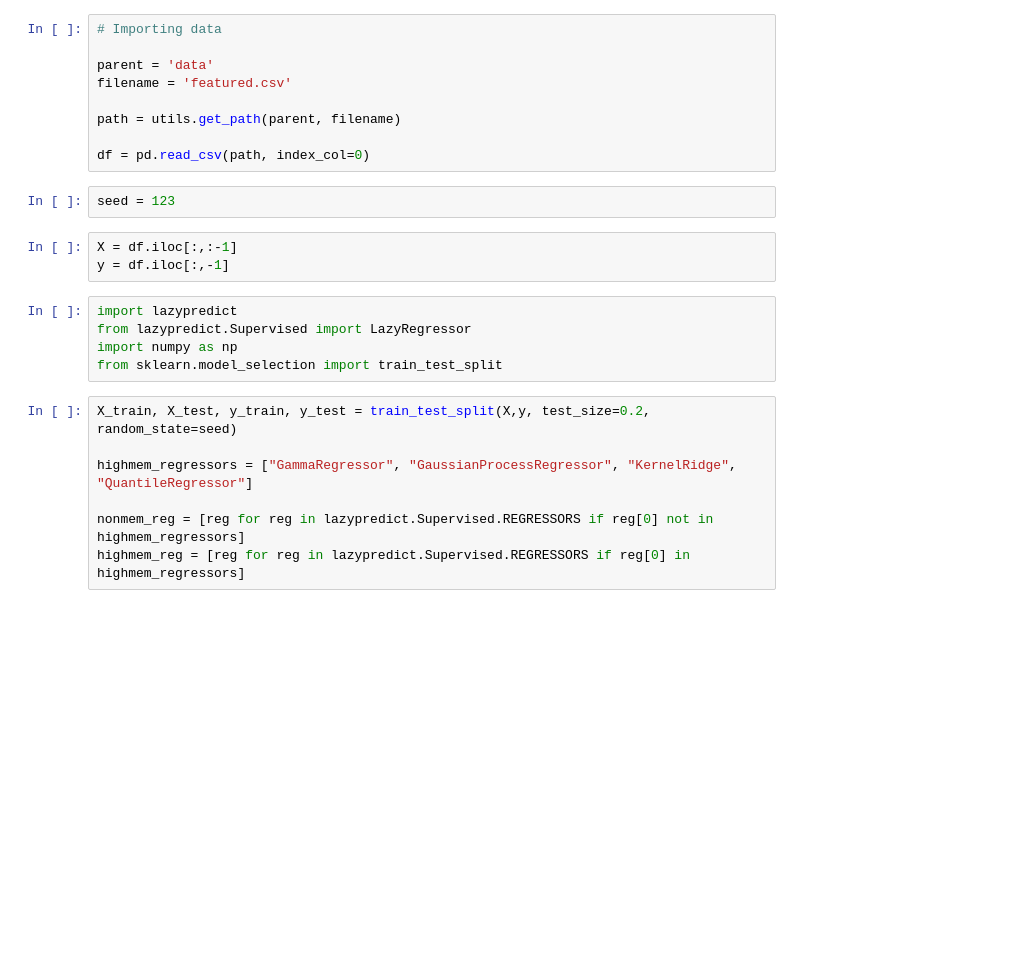
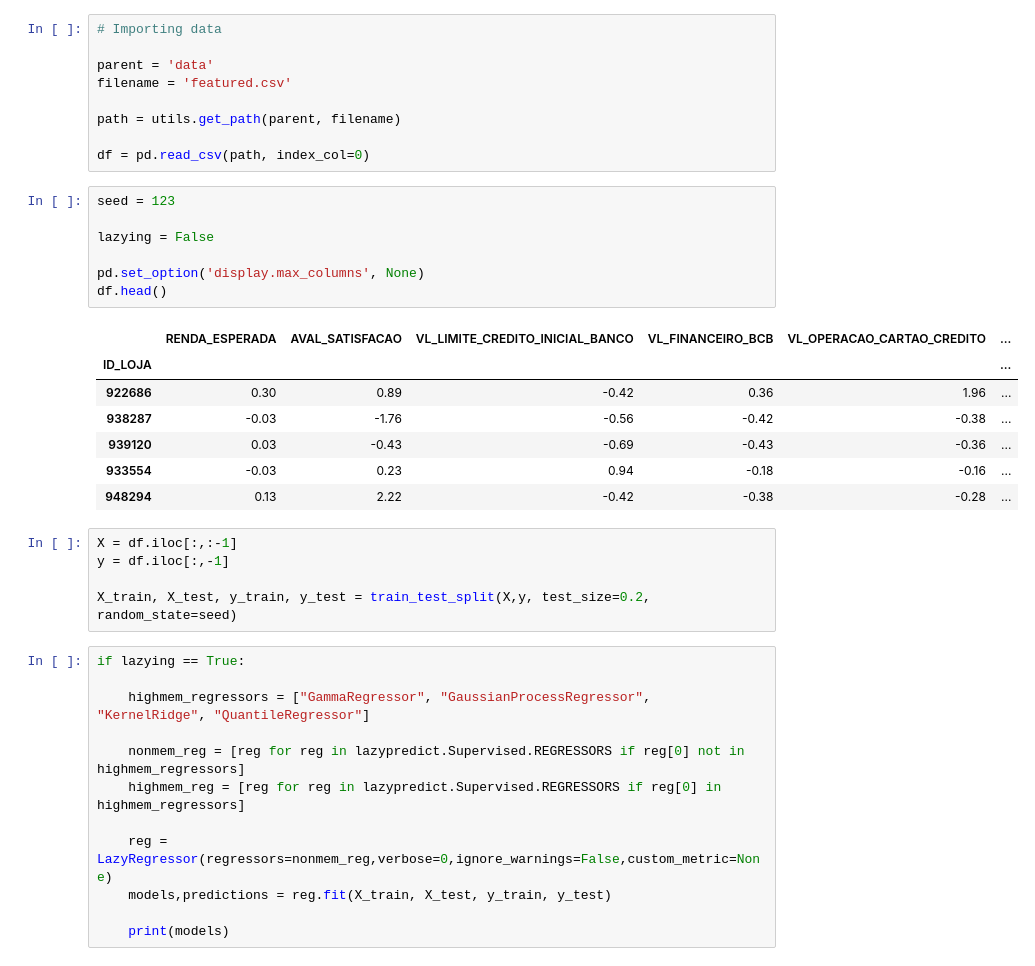
Before and after one commit to ptonso/datathon, a Jupyter notebook: src/03_model-tuning.ipynb, the cells around one changed output. Cells and saved outputs as stored; diff of their text form; blank space fills up the shorter version.

```diff
--- a/src/03_model-tuning.ipynb
+++ b/src/03_model-tuning.ipynb
@@ -20,20 +31,35 @@ filename = 'featured.csv'
 path = utils.get_path(parent, filename)
 
 df = pd.read_csv(path, index_col=0)
-# %%
-seed = 123
+# %%
+seed = 123
+
+lazying = False
+
+pd.set_option('display.max_columns', None)
+df.head()
+# %% [output]
+|  | RENDA_ESPERADA | AVAL_SATISFACAO | VL_LIMITE_CREDITO_INICIAL_BANCO | VL_FINANCEIRO_BCB | VL_OPERACAO_CARTAO_CREDITO | ... |
+| ID_LOJA |  |  |  |  |  | ... |
+| 922686 | 0.30 | 0.89 | -0.42 | 0.36 | 1.96 | ... |
+| 938287 | -0.03 | -1.76 | -0.56 | -0.42 | -0.38 | ... |
+| 939120 | 0.03 | -0.43 | -0.69 | -0.43 | -0.36 | ... |
+| 933554 | -0.03 | 0.23 | 0.94 | -0.18 | -0.16 | ... |
+| 948294 | 0.13 | 2.22 | -0.42 | -0.38 | -0.28 | ... |
 # %%
 X = df.iloc[:,:-1]
 y = df.iloc[:,-1]
+
+X_train, X_test, y_train, y_test = train_test_split(X,y, test_size=0.2, random_state=seed)
-# %%
-import lazypredict
-from lazypredict.Supervised import LazyRegressor
-import numpy as np
-from sklearn.model_selection import train_test_split
 # %%
-X_train, X_test, y_train, y_test = train_test_split(X,y, test_size=0.2, random_state=seed)
+if lazying == True:
 
-highmem_regressors = ["GammaRegressor", "GaussianProcessRegressor", "KernelRidge", "QuantileRegressor"]
+    highmem_regressors = ["GammaRegressor", "GaussianProcessRegressor", "KernelRidge", "QuantileRegressor"]
 
-nonmem_reg = [reg for reg in lazypredict.Supervised.REGRESSORS if reg[0] not in highmem_regressors]
-highmem_reg = [reg for reg in lazypredict.Supervised.REGRESSORS if reg[0] in highmem_regressors]
+    nonmem_reg = [reg for reg in lazypredict.Supervised.REGRESSORS if reg[0] not in highmem_regressors]
+    highmem_reg = [reg for reg in lazypredict.Supervised.REGRESSORS if reg[0] in highmem_regressors]
+
+    reg = LazyRegressor(regressors=nonmem_reg,verbose=0,ignore_warnings=False,custom_metric=None)
+    models,predictions = reg.fit(X_train, X_test, y_train, y_test)
+
+    print(models)
```
Also changed, not shown: parts of 5 cells of this notebook, 7 other files.
